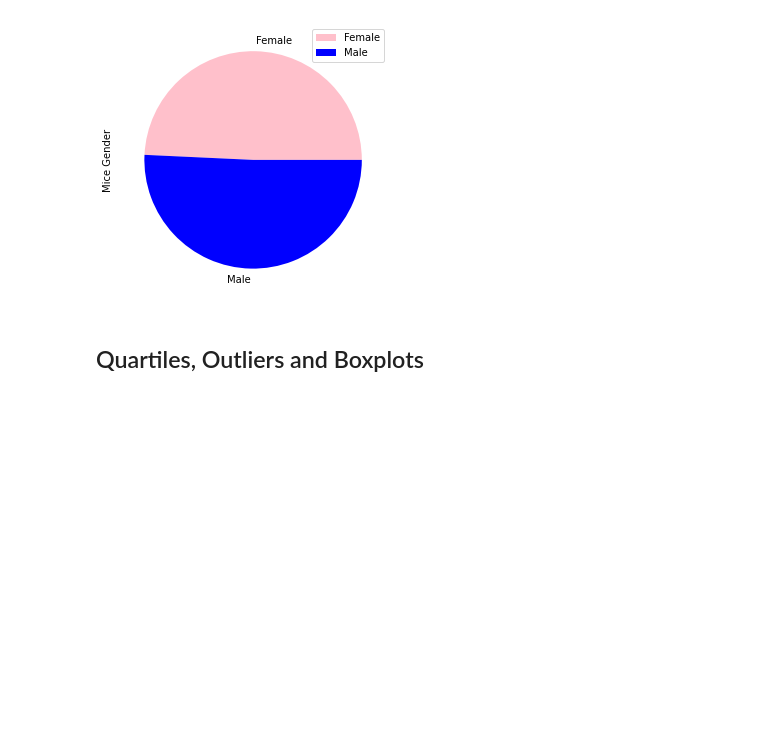
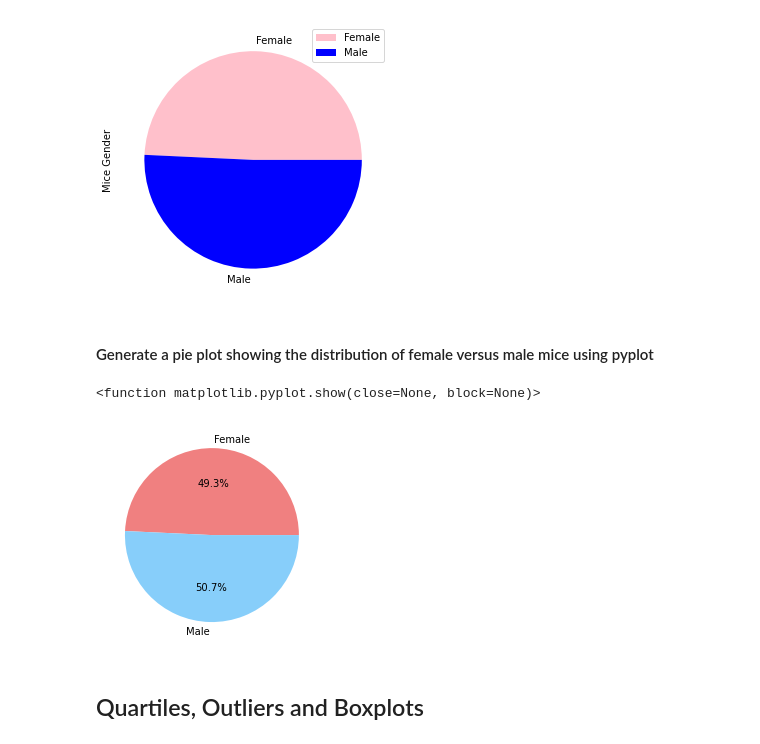
Before and after one commit to Slyssy/matplotlib-challenge, a Jupyter notebook: The_Power_of_Plots/Pymaceuticals/pymaceuticals.ipynb, the cells around one changed output. Cells and saved outputs as stored; diff of their text form; code cells hidden in the pictures; blank space fills up the shorter version.

Commit message:
Created pie chart for mouse gender using Matplotlib.

```diff
--- a/The_Power_of_Plots/Pymaceuticals/pymaceuticals.ipynb
+++ b/The_Power_of_Plots/Pymaceuticals/pymaceuticals.ipynb
@@ -170,3 +170,11 @@ male_female_df.plot.pie(y = "Mice Gender",labels=["Female", "Male"], colors=["pi
+# %% [markdown]
+#### Generate a pie plot showing the distribution of female versus male mice using pyplot
+# %%
+plt.pie(x=male_female_df["Mice Gender"], labels=["Female", "Male"], colors=["lightcoral", "lightskyblue"], autopct="%1.1f%%")
+plt.show
+# %% [output]
+<function matplotlib.pyplot.show(close=None, block=None)>
+[figure, added]
 # %% [markdown]
 ## Quartiles, Outliers and Boxplots
 # %%
```
Also changed, not shown: parts of 4 cells of this notebook.
